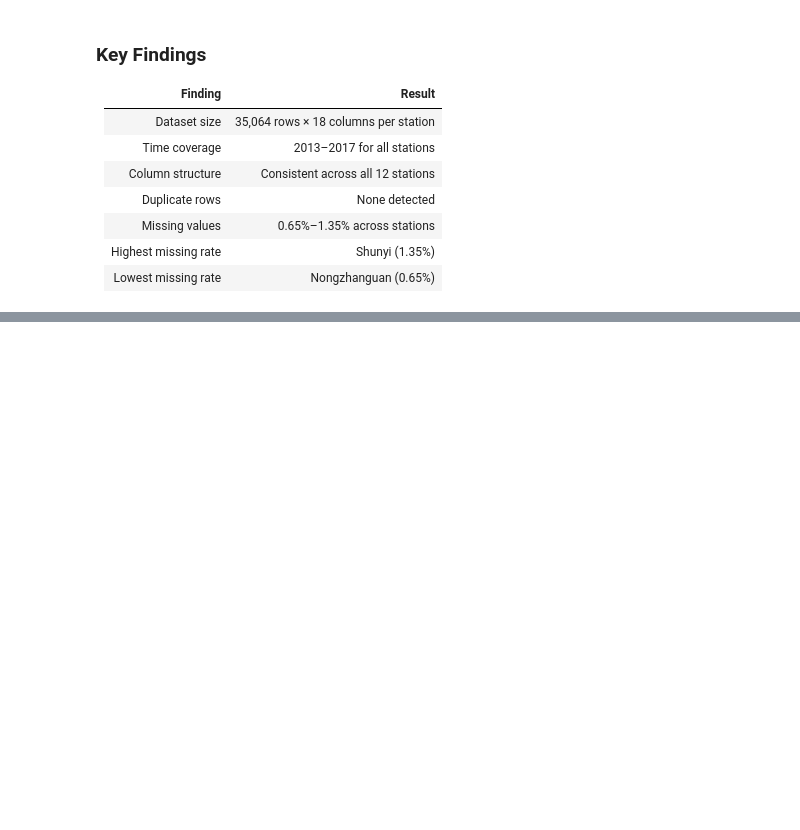
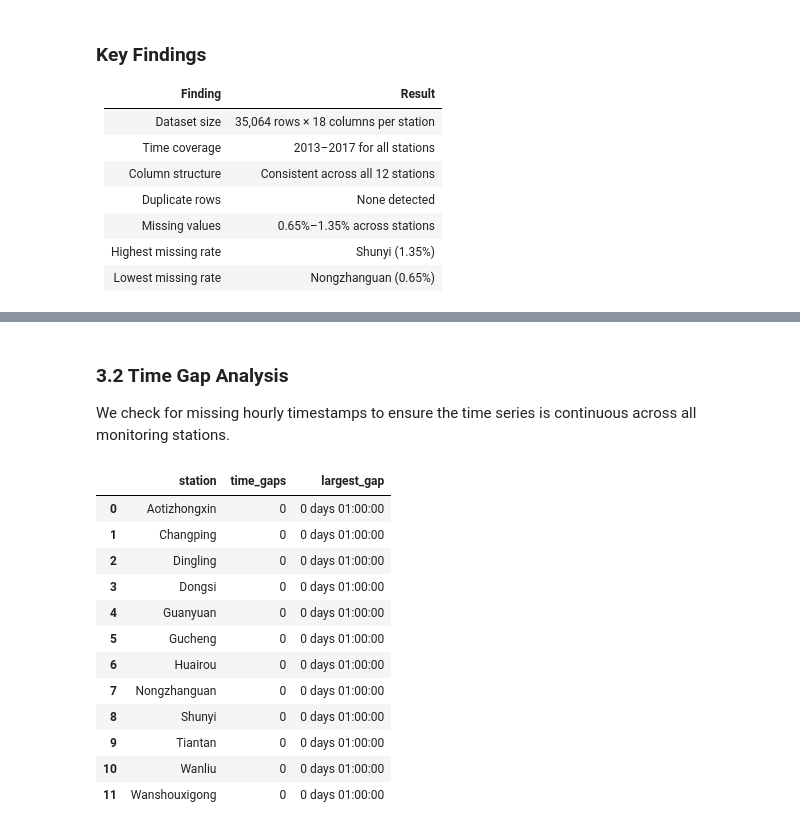
Before and after one commit to saraalwadia/airshift, a Jupyter notebook: notebooks/01_data_understanding.ipynb, the cells around one changed output, grey strips where cells are left out. Cells and saved outputs as stored; diff of their text form; code cells hidden in the pictures; blank space fills up the shorter version.

```diff
--- a/notebooks/01_data_understanding.ipynb
+++ b/notebooks/01_data_understanding.ipynb
@@ -298,0 +348,41 @@ PRSA_Data_Wanshouxigong_20130301-20170228.csv: Columns match
+# %% [markdown]
+### 3.2 Time Gap Analysis
+
+We check for missing hourly timestamps to ensure the time series is continuous across all monitoring stations.
+# %%
+gap_summary = []
+
+for file in files:
+    df = pd.read_csv(file)
+
+    df["datetime"] = pd.to_datetime(
+        df[["year", "month", "day", "hour"]]
+    )
+
+    time_diff = df["datetime"].diff()
+
+    gaps = (time_diff > pd.Timedelta(hours=1)).sum()
+
+    gap_summary.append({
+        "station": df["station"].iloc[0],
+        "time_gaps": gaps,
+        "largest_gap": time_diff.max()
+    })
+
+gap_df = pd.DataFrame(gap_summary)
+
+gap_df
+# %% [output]
+|  | station | time_gaps | largest_gap |
+| 0 | Aotizhongxin | 0 | 0 days 01:00:00 |
+| 1 | Changping | 0 | 0 days 01:00:00 |
+| 2 | Dingling | 0 | 0 days 01:00:00 |
+| 3 | Dongsi | 0 | 0 days 01:00:00 |
+| 4 | Guanyuan | 0 | 0 days 01:00:00 |
+| 5 | Gucheng | 0 | 0 days 01:00:00 |
+| 6 | Huairou | 0 | 0 days 01:00:00 |
+| 7 | Nongzhanguan | 0 | 0 days 01:00:00 |
+| 8 | Shunyi | 0 | 0 days 01:00:00 |
+| 9 | Tiantan | 0 | 0 days 01:00:00 |
+| 10 | Wanliu | 0 | 0 days 01:00:00 |
+| 11 | Wanshouxigong | 0 | 0 days 01:00:00 |
```
Also changed, not shown: parts of 5 cells of this notebook.
